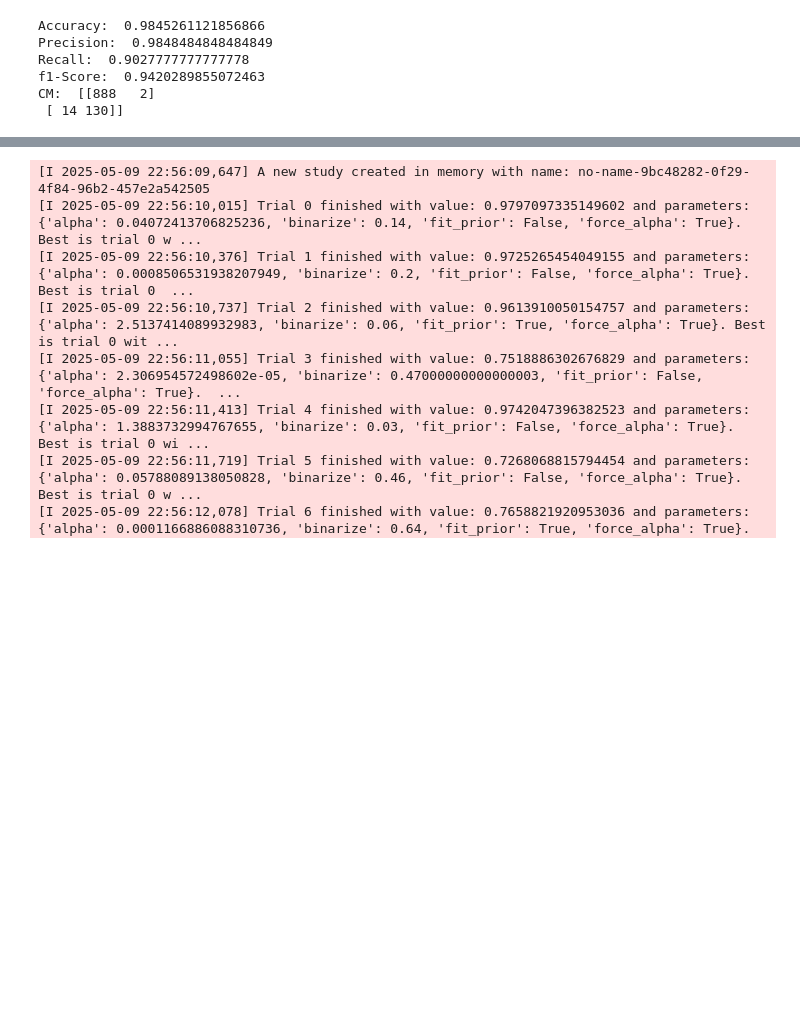
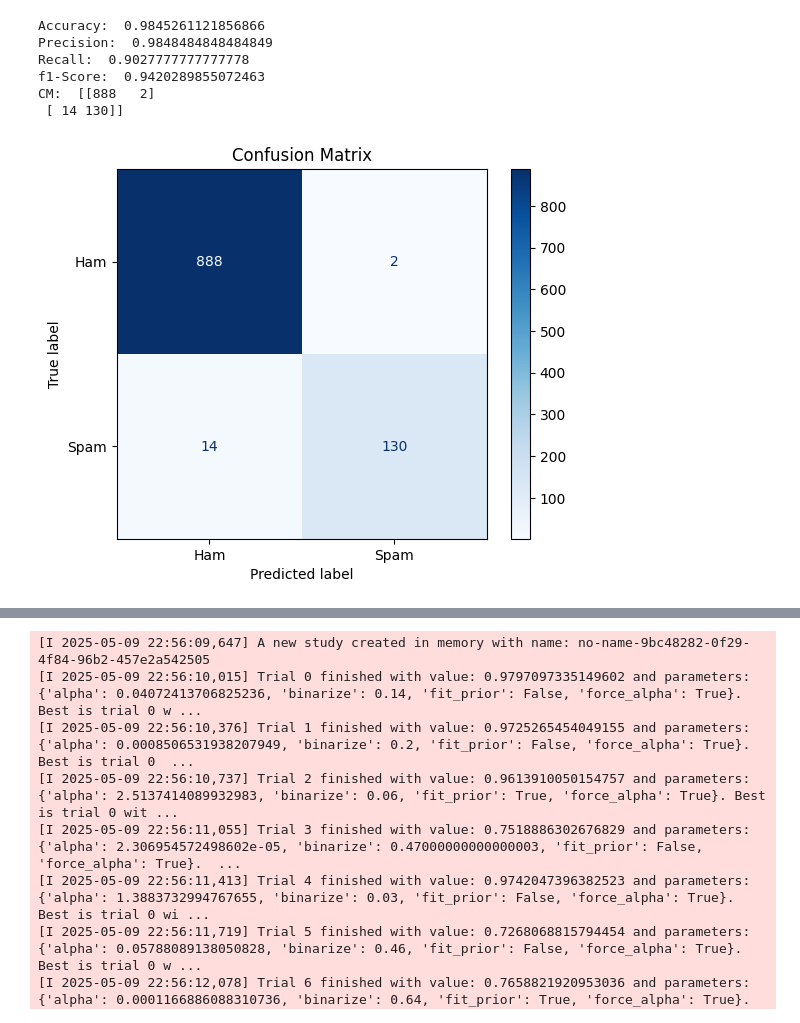
Before and after one commit to zeeshan-akram-ds/SMS-Email-spam-detection, a Jupyter notebook: spam classifier.ipynb, the cells around one changed output, grey strips where cells are left out. Cells and saved outputs as stored; diff of their text form; code cells hidden in the pictures; blank space fills up the shorter version.

```diff
--- a/spam classifier.ipynb
+++ b/spam classifier.ipynb
@@ -518,6 +518,7 @@ print("Precision: ", precision_score(y_test, y_pred_b2))
 print("Recall: ", recall_score(y_test, y_pred_b2))
 print("f1-Score: ", f1_score(y_test, y_pred_b2))
 print("CM: ", confusion_matrix(y_test, y_pred_b2))
+cm = confusion_matrix(y_test, y_pred_b2)
 # %% [output]
 Accuracy:  0.9845261121856866
 Precision:  0.9848484848484849
@@ -525,3 +526,10 @@ Recall:  0.9027777777777778
 f1-Score:  0.9420289855072463
 CM:  [[888   2]
  [ 14 130]]
+# %%
+from sklearn.metrics import ConfusionMatrixDisplay
+ConfusionMatrixDisplay(confusion_matrix=cm, display_labels=['Ham', 'Spam']).plot(cmap='Blues')
+plt.title('Confusion Matrix')
+plt.show()
+# %% [output]
+[figure, added]
```
Also changed, not shown: parts of 5 cells of this notebook.
